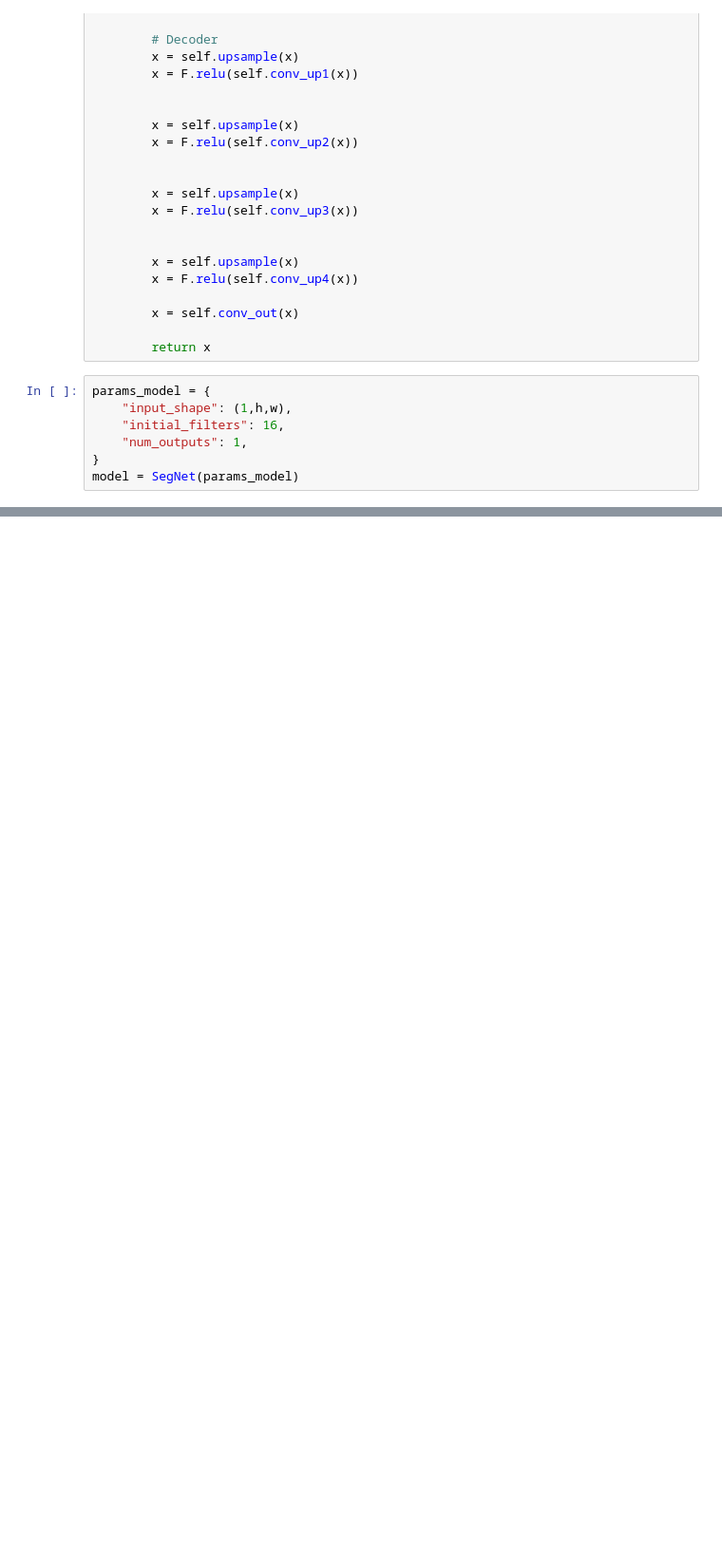
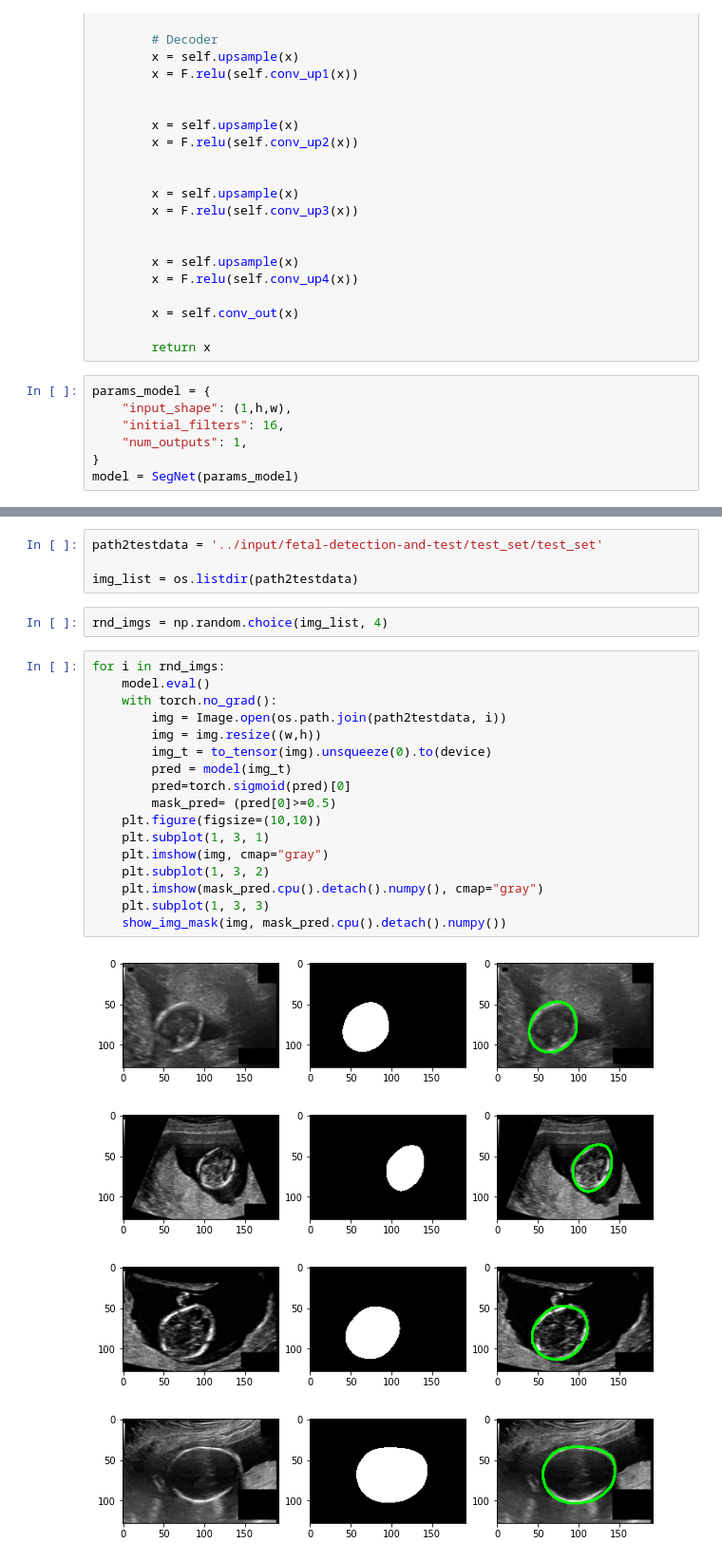
Before and after one commit to akansh12/Computer_vision_Book_solution, a Jupyter notebook: Chapter_6_automated-measurement-of-fetal-head-circumference.ipynb, the cells around one changed output, grey strips where cells are left out. Shown at 95% size. Saved outputs shown, nothing was run; the diff lists cells and outputs as text; blank space fills up the shorter version.

```diff
--- a/Chapter_6_automated-measurement-of-fetal-head-circumference.ipynb
+++ b/Chapter_6_automated-measurement-of-fetal-head-circumference.ipynb
@@ -318,0 +548,28 @@ SegNet(
+# %%
+path2testdata = '../input/fetal-detection-and-test/test_set/test_set'
+
+img_list = os.listdir(path2testdata)
+# %%
+rnd_imgs = np.random.choice(img_list, 4)
+# %%
+for i in rnd_imgs:
+    model.eval()
+    with torch.no_grad():
+        img = Image.open(os.path.join(path2testdata, i))
+        img = img.resize((w,h))
+        img_t = to_tensor(img).unsqueeze(0).to(device)
+        pred = model(img_t)
+        pred=torch.sigmoid(pred)[0]
+        mask_pred= (pred[0]>=0.5)
+    plt.figure(figsize=(10,10))
+    plt.subplot(1, 3, 1)
+    plt.imshow(img, cmap="gray")
+    plt.subplot(1, 3, 2)
+    plt.imshow(mask_pred.cpu().detach().numpy(), cmap="gray")
+    plt.subplot(1, 3, 3)
+    show_img_mask(img, mask_pred.cpu().detach().numpy())
+# %% [output]
+[figure, added]
+[figure, added]
+[figure, added]
+[figure, added]
```
Also changed, not shown: parts of 18 cells of this notebook.
